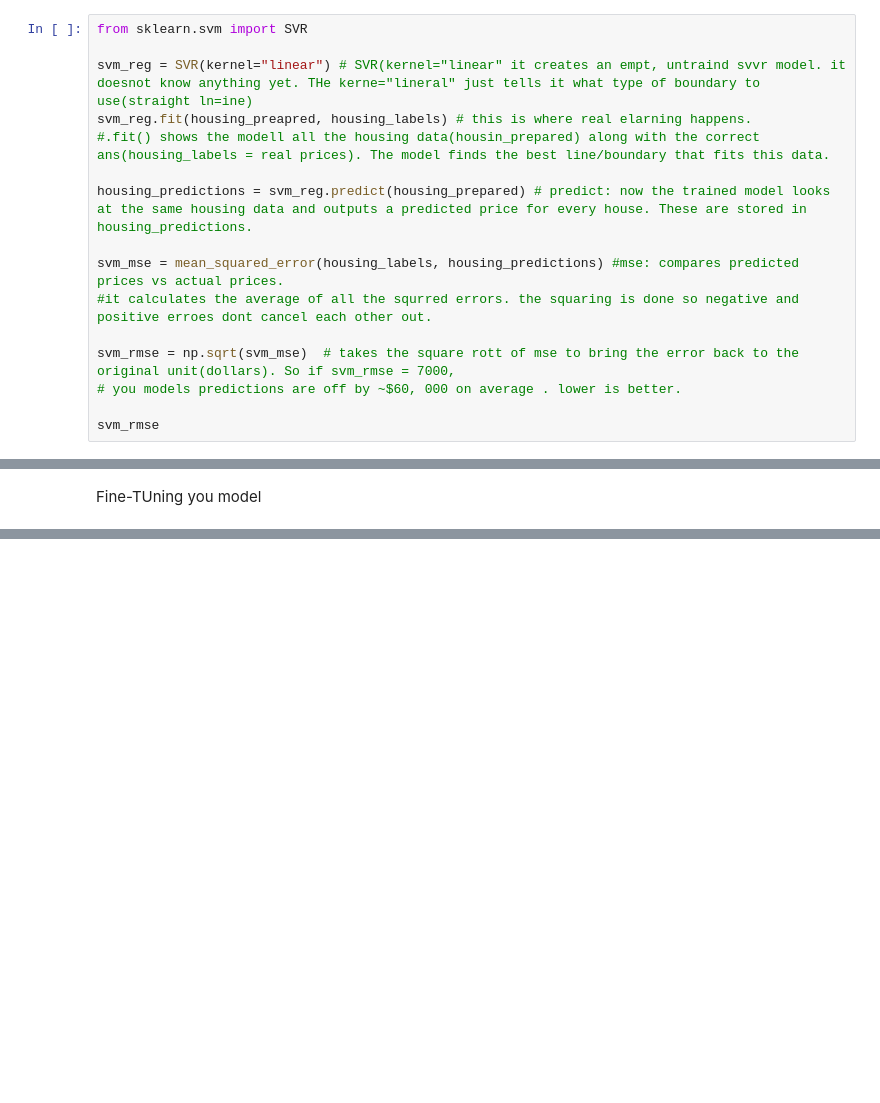
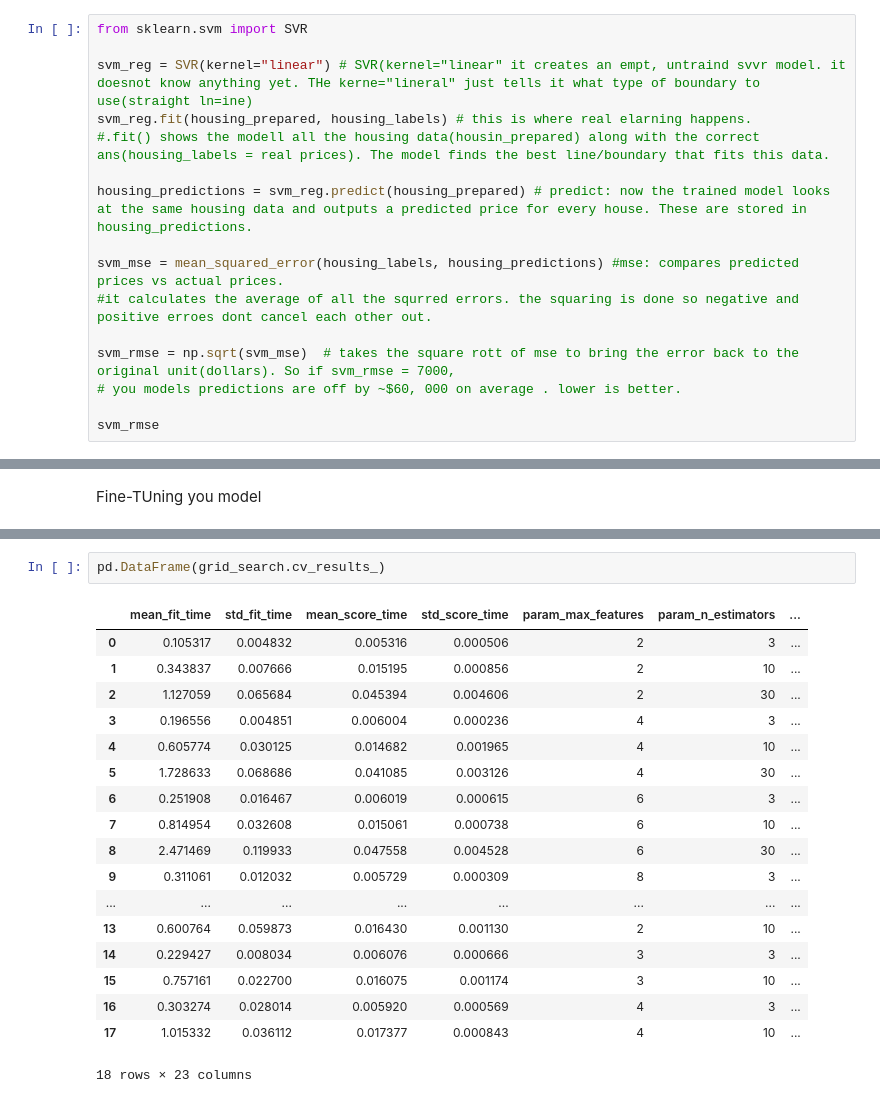
Before and after one commit to RojanShrestha77/MachineLearnings_, a Jupyter notebook: machinelearning2.ipynb, the cells around one changed output, grey strips where cells are left out. Drawn from its saved outputs; the diff is of its cells as text; blank space fills up the shorter version.

```diff
--- a/machinelearning2.ipynb
+++ b/machinelearning2.ipynb
@@ -869,7 +885,7 @@ The magic is it does this without actually computin the nre cordinates .It uses
 from sklearn.svm import SVR
 
 svm_reg = SVR(kernel="linear") # SVR(kernel="linear" it creates an empt, untraind svvr model. it doesnot know anything yet. THe kerne="lineral" just tells it what type of boundary to use(straight ln=ine)
-svm_reg.fit(housing_preapred, housing_labels) # this is where real elarning happens.
+svm_reg.fit(housing_prepared, housing_labels) # this is where real elarning happens.
 #.fit() shows the modell all the housing data(housin_prepared) along with the correct ans(housing_labels = real prices). The model finds the best line/boundary that fits this data.
 
 housing_predictions = svm_reg.predict(housing_prepared) # predict: now the trained model looks at the same housing data and outputs a predicted price for every house. These are stored in housing_predictions.
@@ -909,0 +966,21 @@ grid_seach.best_estimator_
+# %%
+pd.DataFrame(grid_search.cv_results_)
+# %% [output]
+|  | mean_fit_time | std_fit_time | mean_score_time | std_score_time | param_max_features | param_n_estimators | ... |
+| 0 | 0.105317 | 0.004832 | 0.005316 | 0.000506 | 2 | 3 | ... |
+| 1 | 0.343837 | 0.007666 | 0.015195 | 0.000856 | 2 | 10 | ... |
+| 2 | 1.127059 | 0.065684 | 0.045394 | 0.004606 | 2 | 30 | ... |
+| 3 | 0.196556 | 0.004851 | 0.006004 | 0.000236 | 4 | 3 | ... |
+| 4 | 0.605774 | 0.030125 | 0.014682 | 0.001965 | 4 | 10 | ... |
+| 5 | 1.728633 | 0.068686 | 0.041085 | 0.003126 | 4 | 30 | ... |
+| 6 | 0.251908 | 0.016467 | 0.006019 | 0.000615 | 6 | 3 | ... |
+| 7 | 0.814954 | 0.032608 | 0.015061 | 0.000738 | 6 | 10 | ... |
+| 8 | 2.471469 | 0.119933 | 0.047558 | 0.004528 | 6 | 30 | ... |
+| 9 | 0.311061 | 0.012032 | 0.005729 | 0.000309 | 8 | 3 | ... |
+| ... | ... | ... | ... | ... | ... | ... | ... |
+| 13 | 0.600764 | 0.059873 | 0.016430 | 0.001130 | 2 | 10 | ... |
+| 14 | 0.229427 | 0.008034 | 0.006076 | 0.000666 | 3 | 3 | ... |
+| 15 | 0.757161 | 0.022700 | 0.016075 | 0.001174 | 3 | 10 | ... |
+| 16 | 0.303274 | 0.028014 | 0.005920 | 0.000569 | 4 | 3 | ... |
+| 17 | 1.015332 | 0.036112 | 0.017377 | 0.000843 | 4 | 10 | ... |
+18 rows × 23 columns
```
Also changed, not shown: parts of 7 cells of this notebook.
